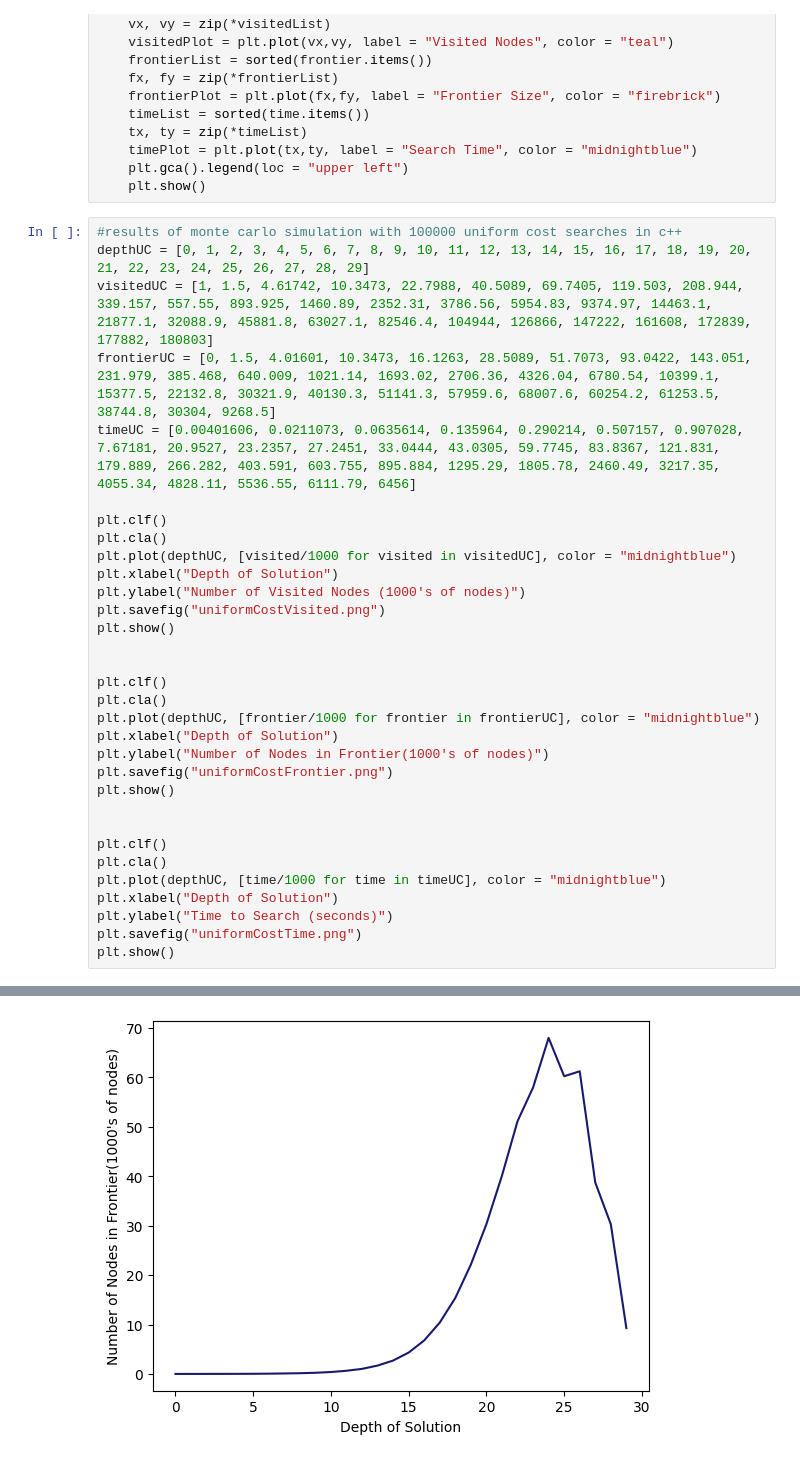
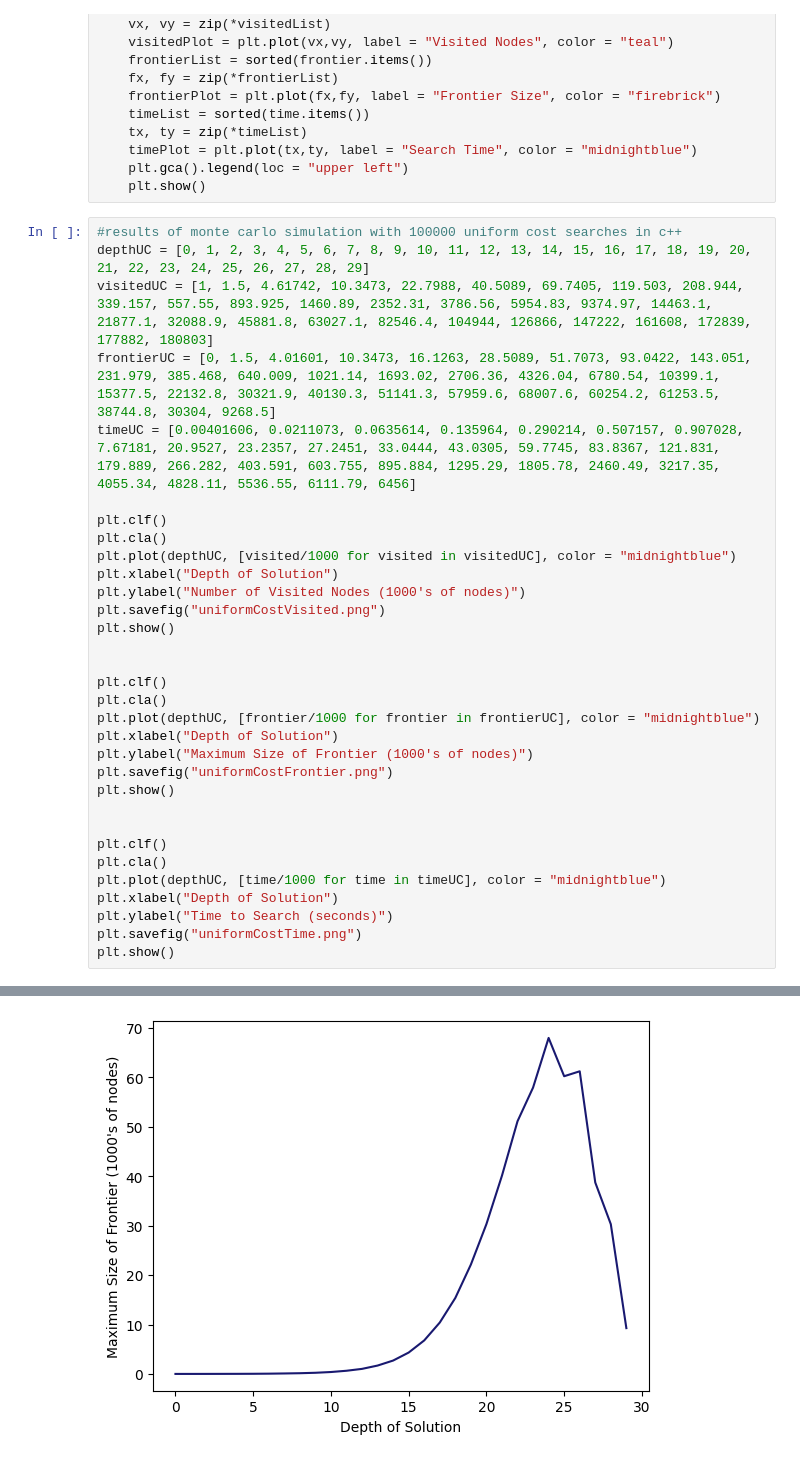
Before and after one commit to BrandonPaulsen/PYSlidingPuzzles, a Jupyter notebook: PYSlidingPuzzle.ipynb, the cells around one changed output, grey strips where cells are left out. Drawn from its saved outputs; the diff is of its cells as text.

```diff
--- a/PYSlidingPuzzle.ipynb
+++ b/PYSlidingPuzzle.ipynb
@@ -387,35 +387,35 @@ depthUC = [0, 1, 2, 3, 4, 5, 6, 7, 8, 9, 10, 11, 12, 13, 14, 15, 16, 17, 18, 19,
 visitedUC = [1, 1.5, 4.61742, 10.3473, 22.7988, 40.5089, 69.7405, 119.503, 208.944, 339.157, 557.55, 893.925, 1460.89, 2352.31, 3786.56, 5954.83, 9374.97, 14463.1, 21877.1, 32088.9, 45881.8, 63027.1, 82546.4, 104944, 126866, 147222, 161608, 172839, 177882, 180803]
 frontierUC = [0, 1.5, 4.01601, 10.3473, 16.1263, 28.5089, 51.7073, 93.0422, 143.051, 231.979, 385.468, 640.009, 1021.14, 1693.02, 2706.36, 4326.04, 6780.54, 10399.1, 15377.5, 22132.8, 30321.9, 40130.3, 51141.3, 57959.6, 68007.6, 60254.2, 61253.5, 38744.8, 30304, 9268.5]
 timeUC = [0.00401606, 0.0211073, 0.0635614, 0.135964, 0.290214, 0.507157, 0.907028, 7.67181, 20.9527, 23.2357, 27.2451, 33.0444, 43.0305, 59.7745, 83.8367, 121.831, 179.889, 266.282, 403.591, 603.755, 895.884, 1295.29, 1805.78, 2460.49, 3217.35, 4055.34, 4828.11, 5536.55, 6111.79, 6456]
 
 plt.clf()
 plt.cla()
 plt.plot(depthUC, [visited/1000 for visited in visitedUC], color = "midnightblue")
 plt.xlabel("Depth of Solution")
 plt.ylabel("Number of Visited Nodes (1000's of nodes)")
 plt.savefig("uniformCostVisited.png")
 plt.show()
 
 
 plt.clf()
 plt.cla()
 plt.plot(depthUC, [frontier/1000 for frontier in frontierUC], color = "midnightblue")
 plt.xlabel("Depth of Solution")
-plt.ylabel("Number of Nodes in Frontier(1000's of nodes)")
+plt.ylabel("Maximum Size of Frontier (1000's of nodes)")
 plt.savefig("uniformCostFrontier.png")
 plt.show()
 
 
 plt.clf()
 plt.cla()
 plt.plot(depthUC, [time/1000 for time in timeUC], color = "midnightblue")
 plt.xlabel("Depth of Solution")
 plt.ylabel("Time to Search (seconds)")
 plt.savefig("uniformCostTime.png")
 plt.show()
 # %% [output]
 [figure]
-[figure, old version]
+[figure, new version]
 [figure]
 # %%
 #results of monte carlo simulation with 100000 misplaced tile searches in c++
```
Also changed, not shown: parts of 6 cells of this notebook, 13 other files.
